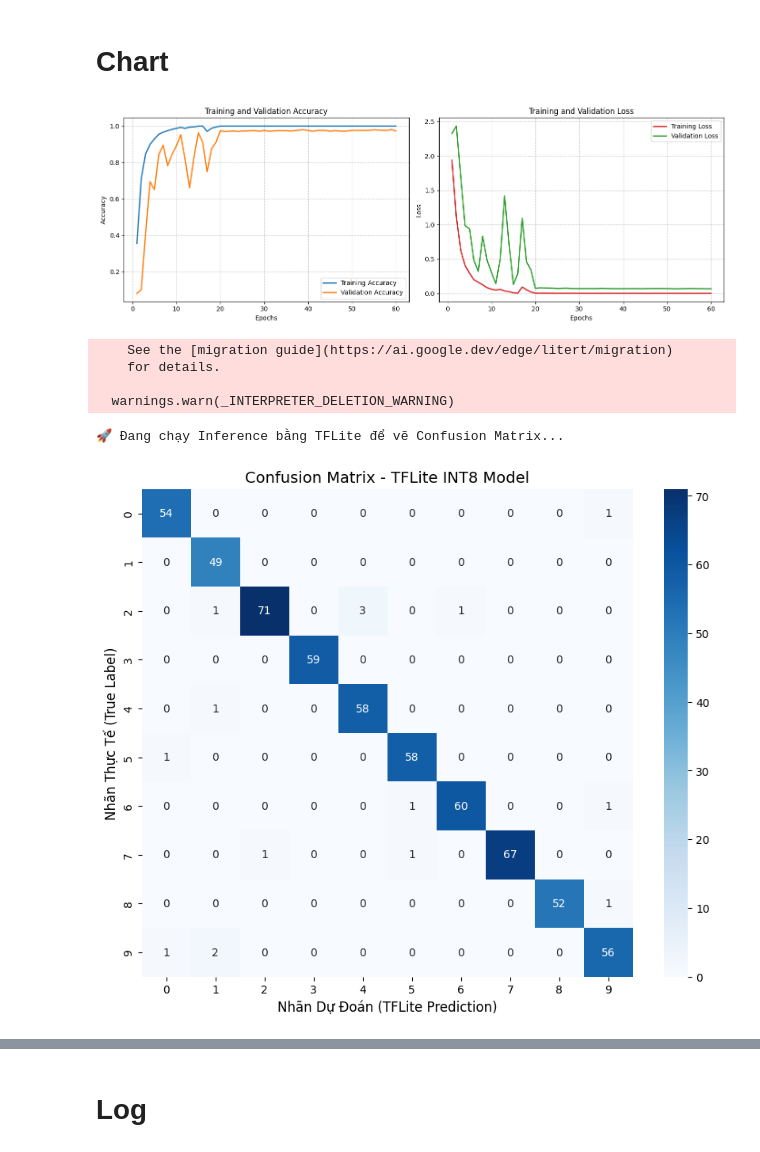
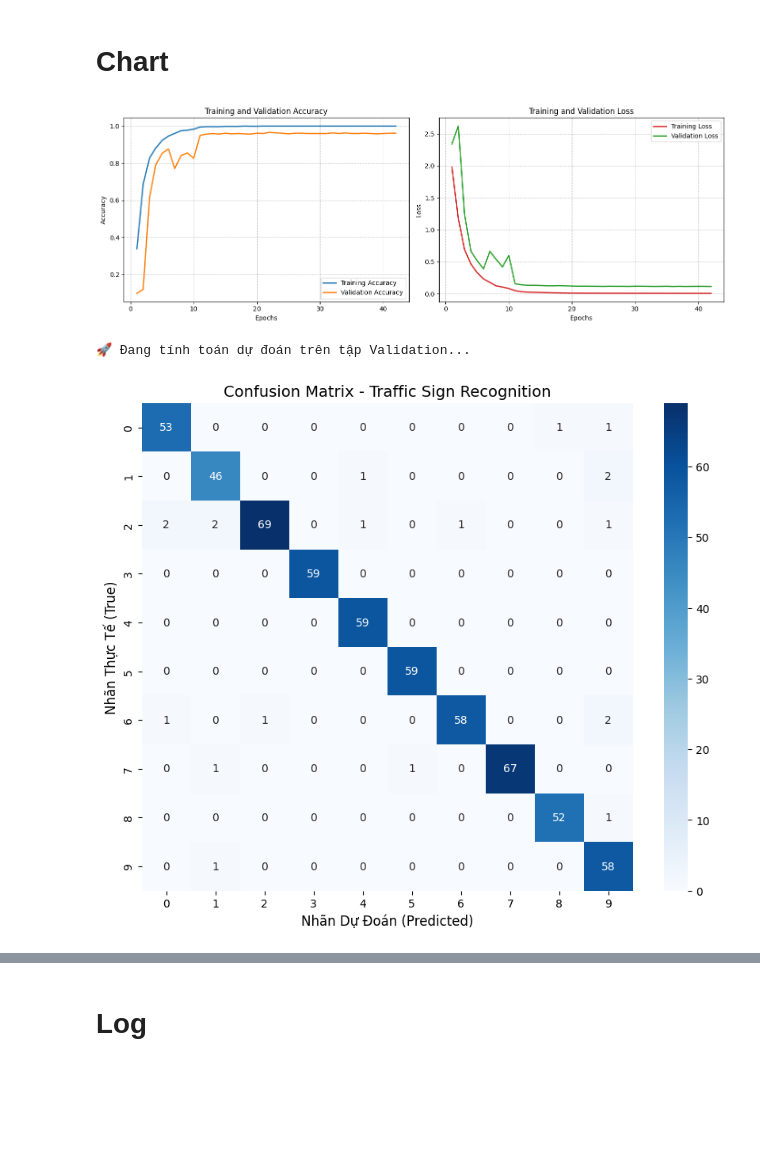
Before and after one commit to Jackxeid/Traffic-Sign-Recognition---ESP32-S3, a Jupyter notebook: tfmot/test.ipynb, the cells around one changed output, grey strips where cells are left out. Drawn from its saved outputs; the diff is of its cells as text; code cells hidden in the pictures; blank space fills up the shorter version.

```diff
--- a/tfmot/test.ipynb
+++ b/tfmot/test.ipynb
@@ -16,7 +16,7 @@ from PIL import Image
 IMG_SIZE = 32
 NUM_CLASSES = 10
 # ĐỤNG ĐƯỢC
-EPOCHS = 60
+EPOCHS = 100
 BATCH_SIZE = 8
 DROPOUT_RATE = 0.3
 EASTOP = 20
@@ -66,7 +66,7 @@ val_ds = val_ds.map(lambda x, y: (normalization_layer(x), y))
 # train_ds = train_ds.map(lambda x, y: (data_augmentation(x, training=True), y))
 
 AUTOTUNE = tf.data.AUTOTUNE
-train_ds = train_ds.cache().shuffle(1000).prefetch(buffer_size=AUTOTUNE)
+train_ds = train_ds.cache().prefetch(buffer_size=AUTOTUNE)
 val_ds = val_ds.cache().prefetch(buffer_size=AUTOTUNE)
 
 def build_micro_model():
@@ -168,7 +168,7 @@ qat_model = quantize_model(base_model)
 
 # Compile mô hình QAT (Phải compile lại sau khi bọc)
 qat_model.compile(
-    optimizer=tf.keras.optimizers.Adam(learning_rate=0.001),
+    optimizer='adam',
     loss=tf.keras.losses.SparseCategoricalCrossentropy(),
     metrics=['accuracy']
 )
@@ -386,71 +392,49 @@ def plot_training_results(history):
     # Biểu đồ Loss
     plt.subplot(1, 2, 2)
     plt.plot(epochs_range, loss, label='Training Loss', color='#d62728', linewidth=2)
     plt.plot(epochs_range, val_loss, label='Validation Loss', color='#2ca02c', linewidth=2)
     plt.title('Training and Validation Loss', fontsize=12)
     plt.xlabel('Epochs')
     plt.ylabel('Loss')
     plt.legend(loc='upper right')
     plt.grid(True, linestyle='--', alpha=0.7)
 
     plt.tight_layout()
     plt.show()
 
 # Gọi hàm ngay sau khi qat_model.fit()
 plot_training_results(history)
 
 
 # ==========================================
 # 2. VẼ CONFUSION MATRIX (MA TRẬN NHẦM LẪN)
 # ==========================================
-# 1. Khởi tạo Interpreter từ file TFLite (INT8)
-interpreter = tf.lite.Interpreter(model_path="traffic_sign_FINAL_INT8.tflite")
-interpreter.allocate_tensors()
+print("🚀 Đang tính toán dự đoán trên tập Validation...")
 
-input_details = interpreter.get_input_details()
-output_details = interpreter.get_output_details()
-input_scale, input_zero_point = input_details[0]['quantization']
+# Dự đoán nhãn từ qat_model (dùng tập val_ds)
+y_pred = []
+y_true = []
 
-y_true_tflite = []
-y_pred_tflite = []
+# Duyệt qua từng batch trong val_ds để lấy nhãn thật và nhãn dự đoán
+for images, labels in val_ds:
+    preds = qat_model.predict(images, verbose=0)
+    y_pred.extend(np.argmax(preds, axis=1))
+    y_true.extend(labels.numpy())
 
-print("🚀 Đang chạy Inference bằng TFLite để vẽ Confusion Matrix...")
+# Tính Confusion Matrix
+cm = confusion_matrix(y_true, y_pred)
 
-# 2. Duyệt qua tập Validation
-for images, labels in val_ds.unbatch():
-    # Lấy ảnh và nhãn thực tế
-    img_array = images.numpy()
-
-    # TIỀN XỬ LÝ: Ép float (0-1) sang INT8 (Phải khớp với file TFLite)
-    input_data = (img_array / input_scale + input_zero_point).astype(np.int8)
-    input_data = np.expand_dims(input_data, axis=0)
-
-    # CHẠY INFERENCE TFLITE
-    interpreter.set_tensor(input_details[0]['index'], input_data)
-    interpreter.invoke()
-    output_data = interpreter.get_tensor(output_details[0]['index'])[0]
-
-    # Lưu kết quả
-    y_pred_tflite.append(np.argmax(output_data))
-    y_true_tflite.append(labels.numpy())
-
-# 3. VẼ BIỂU ĐỒ
-cm_tflite = confusion_matrix(y_true_tflite, y_pred_tflite)
-
+# Vẽ biểu đồ nhiệt Heatmap
 plt.figure(figsize=(10, 8))
-sns.heatmap(cm_tflite, annot=True, fmt='d', cmap='Blues', # Đổi sang màu xanh lá để phân biệt
+sns.heatmap(cm, annot=True, fmt='d', cmap='Blues',
             xticklabels=range(NUM_CLASSES),
             yticklabels=range(NUM_CLASSES))
 
-plt.title('Confusion Matrix - TFLite INT8 Model', fontsize=14)
-plt.xlabel('Nhãn Dự Đoán (TFLite Prediction)', fontsize=12)
-plt.ylabel('Nhãn Thực Tế (True Label)', fontsize=12)
+plt.title('Confusion Matrix - Traffic Sign Recognition', fontsize=14)
+plt.xlabel('Nhãn Dự Đoán (Predicted)', fontsize=12)
+plt.ylabel('Nhãn Thực Tế (True)', fontsize=12)
 plt.show()
 # %% [output]
-[figure, old version]
+[figure, new version]
-    See the [migration guide](https://ai.google.dev/edge/litert/migration)
-    for details.
-
-  warnings.warn(_INTERPRETER_DELETION_WARNING)
+🚀 Đang tính toán dự đoán trên tập Validation...
-🚀 Đang chạy Inference bằng TFLite để vẽ Confusion Matrix...
-[figure, old version]
+[figure, new version]
```
Also changed, not shown: parts of 5 cells of this notebook, 4 other files.
